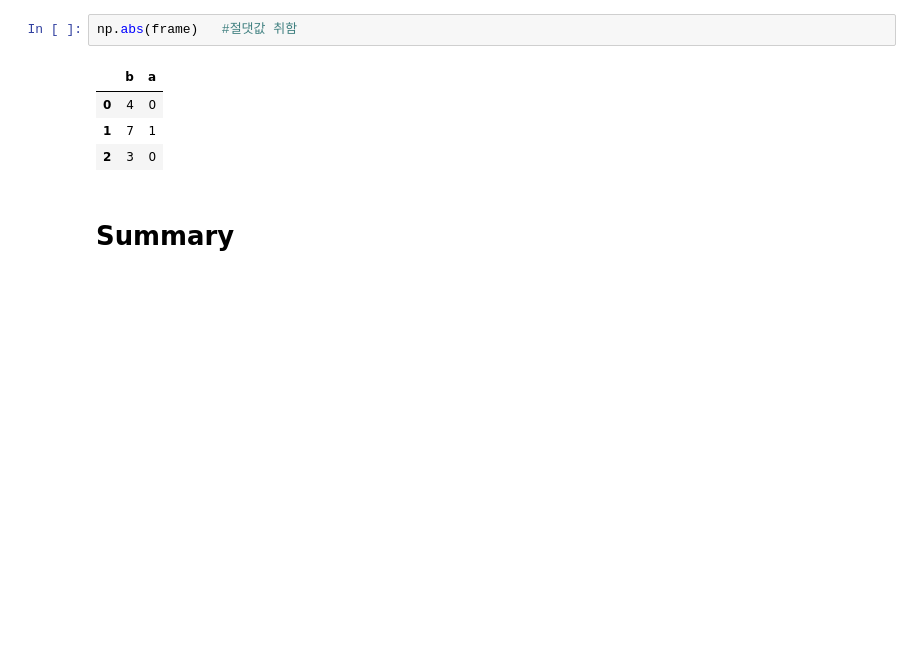
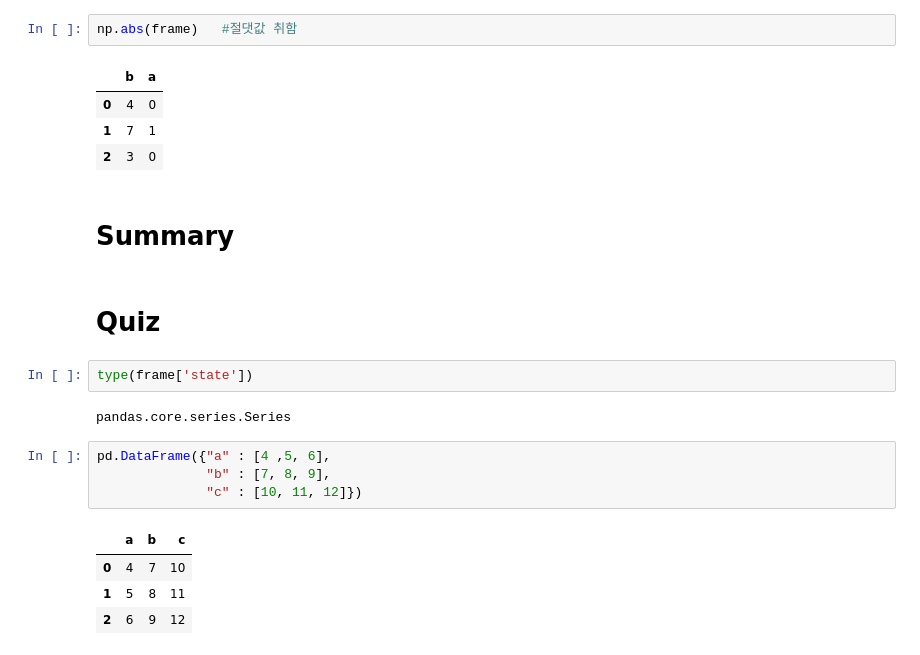
Before and after one commit to munmoom/second_semester, a Jupyter notebook: pandas.ipynb, the cells around one changed output. Cells and saved outputs as stored; diff of their text form; blank space fills up the shorter version.

```diff
--- a/pandas.ipynb
+++ b/pandas.ipynb
@@ -543,3 +543,18 @@ np.abs(frame)   #절댓값 취함
 | 2 | 3 | 0 |
 # %% [markdown]
 # Summary
+# %% [markdown]
+# Quiz
+# %%
+type(frame['state'])
+# %% [output]
+pandas.core.series.Series
+# %%
+pd.DataFrame({"a" : [4 ,5, 6],
+              "b" : [7, 8, 9],
+              "c" : [10, 11, 12]})
+# %% [output]
+|  | a | b | c |
+| 0 | 4 | 7 | 10 |
+| 1 | 5 | 8 | 11 |
+| 2 | 6 | 9 | 12 |
```
Also changed, not shown: parts of 6 cells of this notebook.
